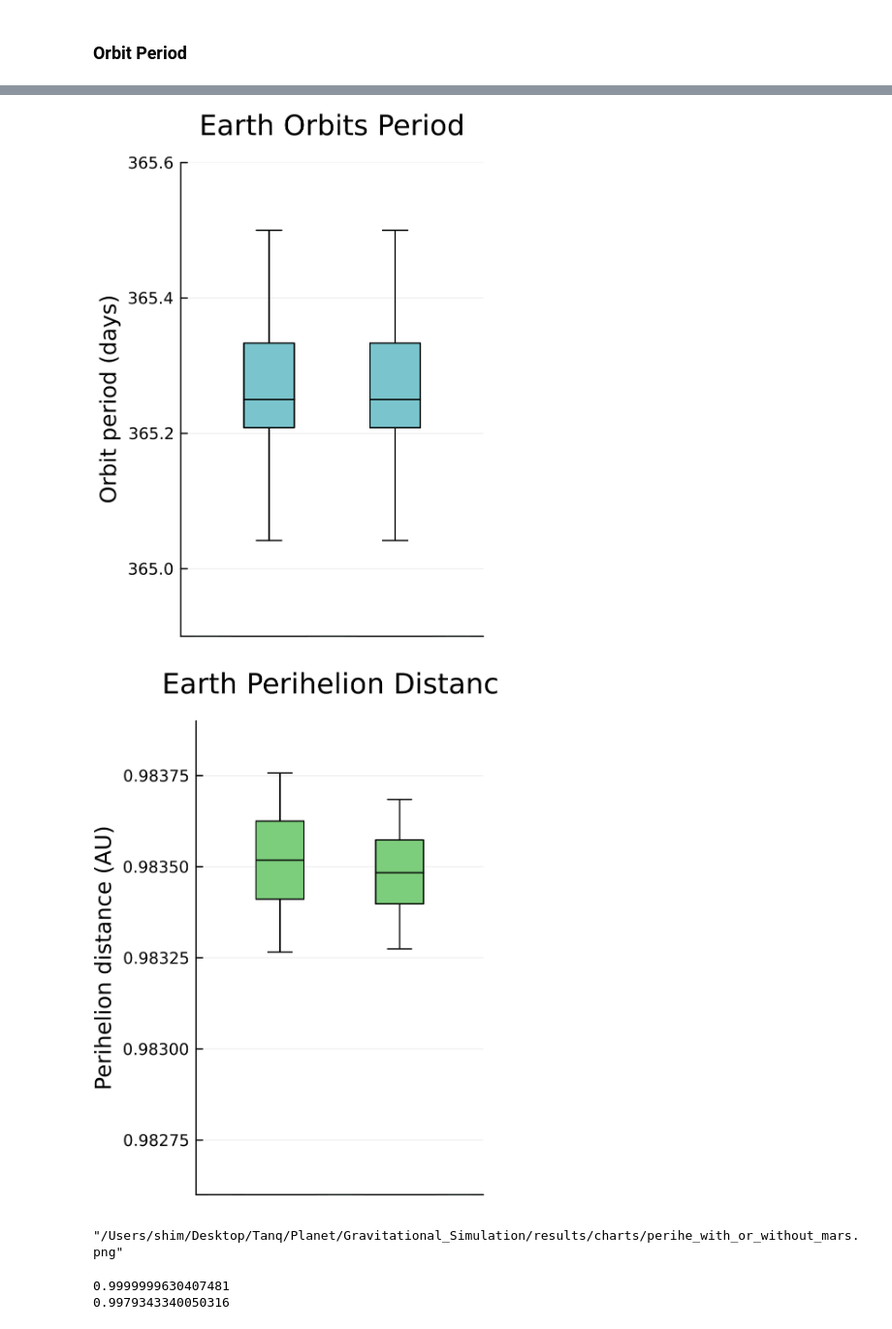
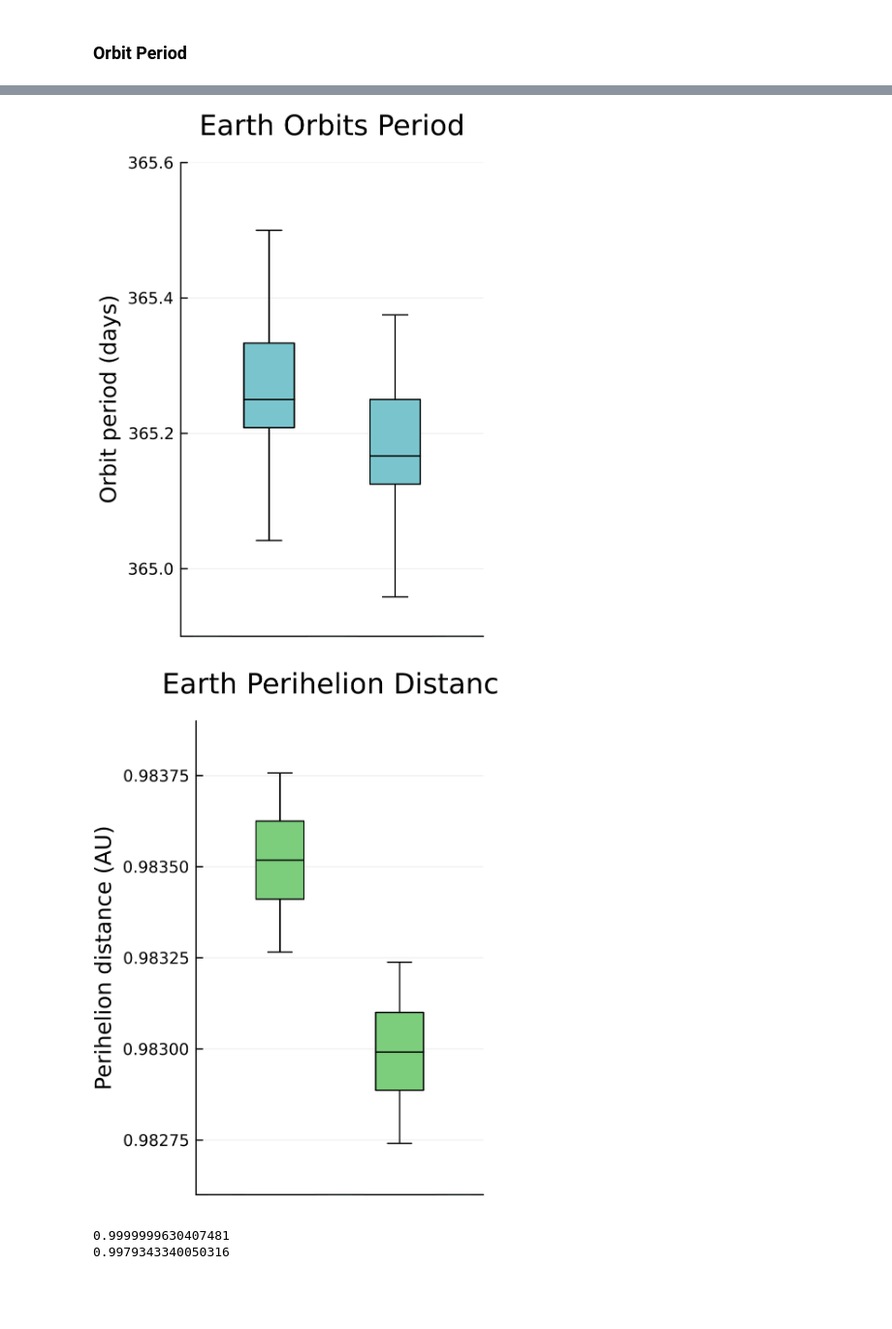
Before and after one commit to Shiroku-ma/Tanq-Planetary-Simulation, a Jupyter notebook: Gravitational_Simulation/analysis_v2.ipynb, the cells around one changed output, grey strips where cells are left out. Shown at 97% size. Saved outputs shown, nothing was run; the diff lists cells and outputs as text; code cells hidden in the pictures; blank space fills up the shorter version.

```diff
--- a/Gravitational_Simulation/analysis_v2.ipynb
+++ b/Gravitational_Simulation/analysis_v2.ipynb
@@ -175,7 +175,7 @@ end
 
 function main()
     f = h5open("./results/dt1hr_tEnd360000d/n_distance_sun_earth_bary.h5", "r")
-    f2 = h5open("./results/dt1hr_tEnd360000d/n_distance_sun_earth_bary_ex_mars.h5", "r")
+    f2 = h5open("./results/dt1hr_tEnd360000d/n_distance_sun_earth_ex_moon.h5", "r")
     N = read(f, "/params/n")
     tEnd = read(f, "/params/tend")
     dt = read(f, "/params/dt")
@@ -215,8 +215,8 @@ function main()
 
     display(p)
     display(q)
-    savefig(p, "results/charts/period_with_or_without_mars")
-    savefig(q, "results/charts/perihe_with_or_without_mars")
+    #savefig(p, "results/charts/period_with_or_without_mars")
+    #savefig(q, "results/charts/perihe_with_or_without_mars")
 end
 gr()
 main()
@@ -232,6 +232,5 @@ main()
-[figure, old version]
+[figure, new version]
-[figure, old version]
+[figure, new version]
-"/Users/shim/Desktop/Tanq/Planet/Gravitational_Simulation/results/charts/perihe_with_or_without_mars.png"
 # %%
 a = (1.9884e30 + 5.97219E+24) / (1.9884e30 + 5.97219E+24 + 7.349E+22)
 b = (1.4705368971881115/1.4713228858687624)^3/(365.26325372628725/365.1783840947547)^2
```
Also changed, not shown: parts of 1 cell of this notebook, 1 other file.
